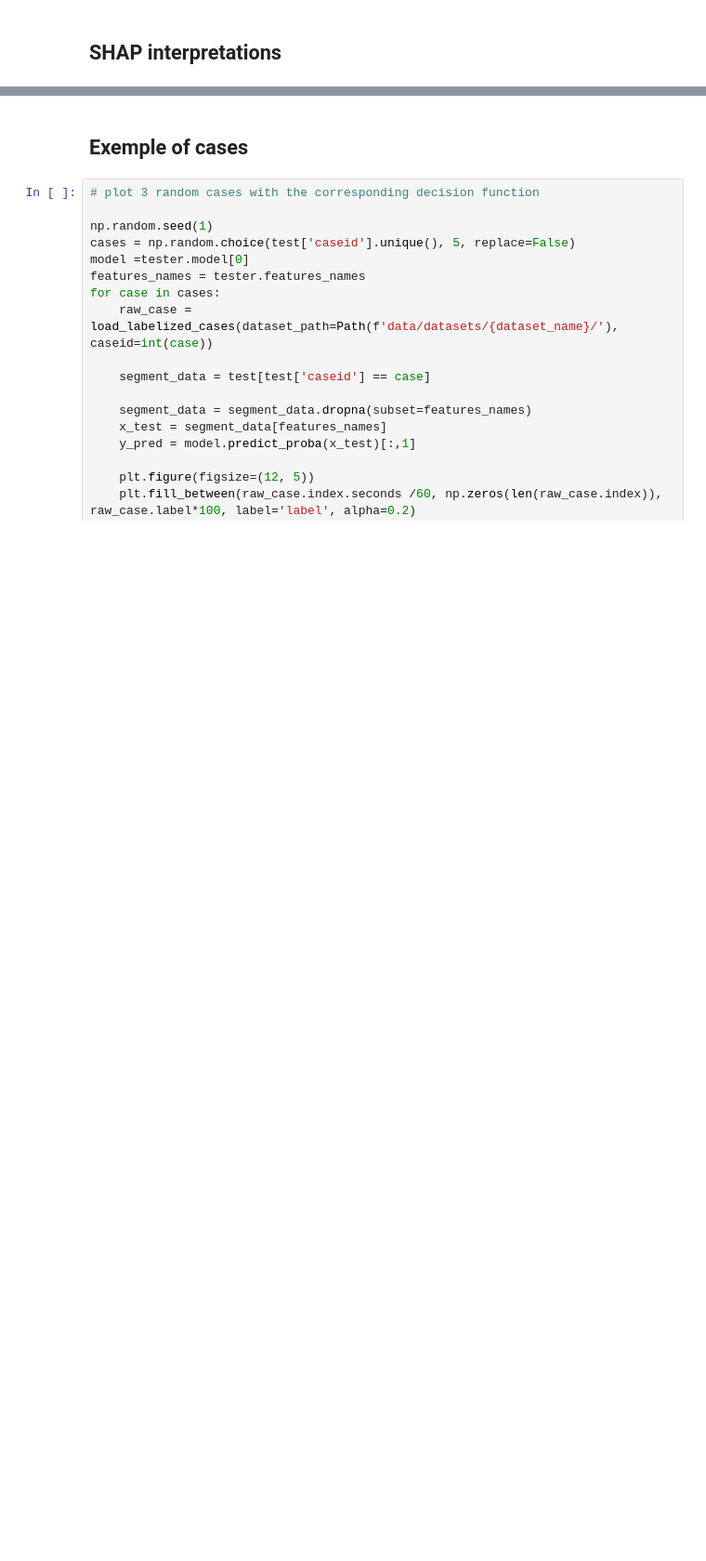
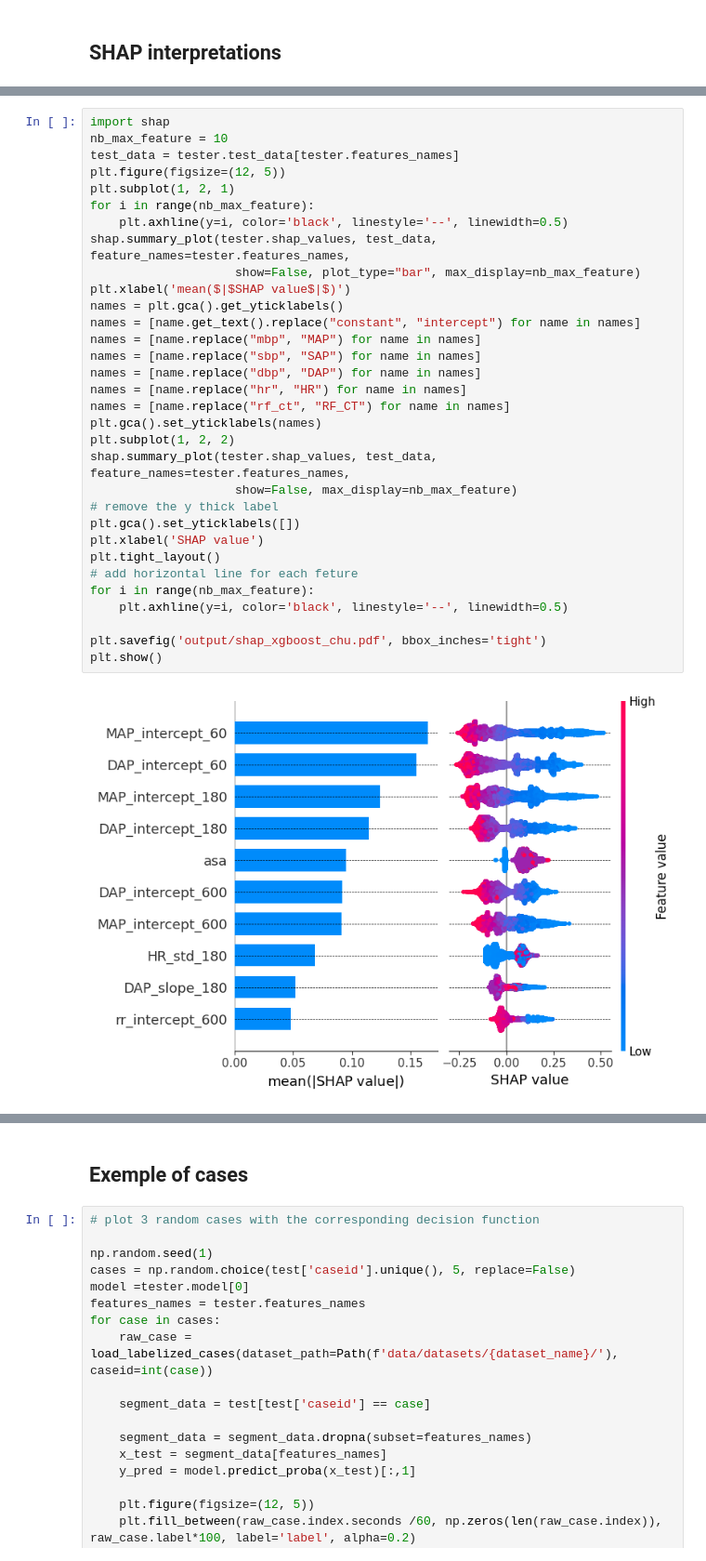
Before and after one commit to BobAubouin/hypotension_pred, a Jupyter notebook: scripts/experiments/show_results.ipynb, the cells around one changed output, grey strips where cells are left out. Shown at 93% size. Saved outputs shown, nothing was run; the diff lists cells and outputs as text; blank space fills up the shorter version.

```diff
--- a/scripts/experiments/show_results.ipynb
+++ b/scripts/experiments/show_results.ipynb
@@ -45,0 +176,34 @@ tester.plot_shap_grouped()
+# %%
+import shap
+nb_max_feature = 10
+test_data = tester.test_data[tester.features_names]
+plt.figure(figsize=(12, 5))
+plt.subplot(1, 2, 1)
+for i in range(nb_max_feature):
+    plt.axhline(y=i, color='black', linestyle='--', linewidth=0.5)
+shap.summary_plot(tester.shap_values, test_data, feature_names=tester.features_names,
+                    show=False, plot_type="bar", max_display=nb_max_feature)
+plt.xlabel('mean($|$SHAP value$|$)')
+names = plt.gca().get_yticklabels()
+names = [name.get_text().replace("constant", "intercept") for name in names]
+names = [name.replace("mbp", "MAP") for name in names]
+names = [name.replace("sbp", "SAP") for name in names]
+names = [name.replace("dbp", "DAP") for name in names]
+names = [name.replace("hr", "HR") for name in names]
+names = [name.replace("rf_ct", "RF_CT") for name in names]
+plt.gca().set_yticklabels(names)
+plt.subplot(1, 2, 2)
+shap.summary_plot(tester.shap_values, test_data, feature_names=tester.features_names,
+                    show=False, max_display=nb_max_feature)
+# remove the y thick label
+plt.gca().set_yticklabels([])
+plt.xlabel('SHAP value')
+plt.tight_layout()
+# add horizontal line for each feture
+for i in range(nb_max_feature):
+    plt.axhline(y=i, color='black', linestyle='--', linewidth=0.5)
+
+plt.savefig('output/shap_xgboost_chu.pdf', bbox_inches='tight')
+plt.show()
+# %% [output]
+[figure, added]
```
Also changed, not shown: parts of 9 cells of this notebook, 1 other file.
